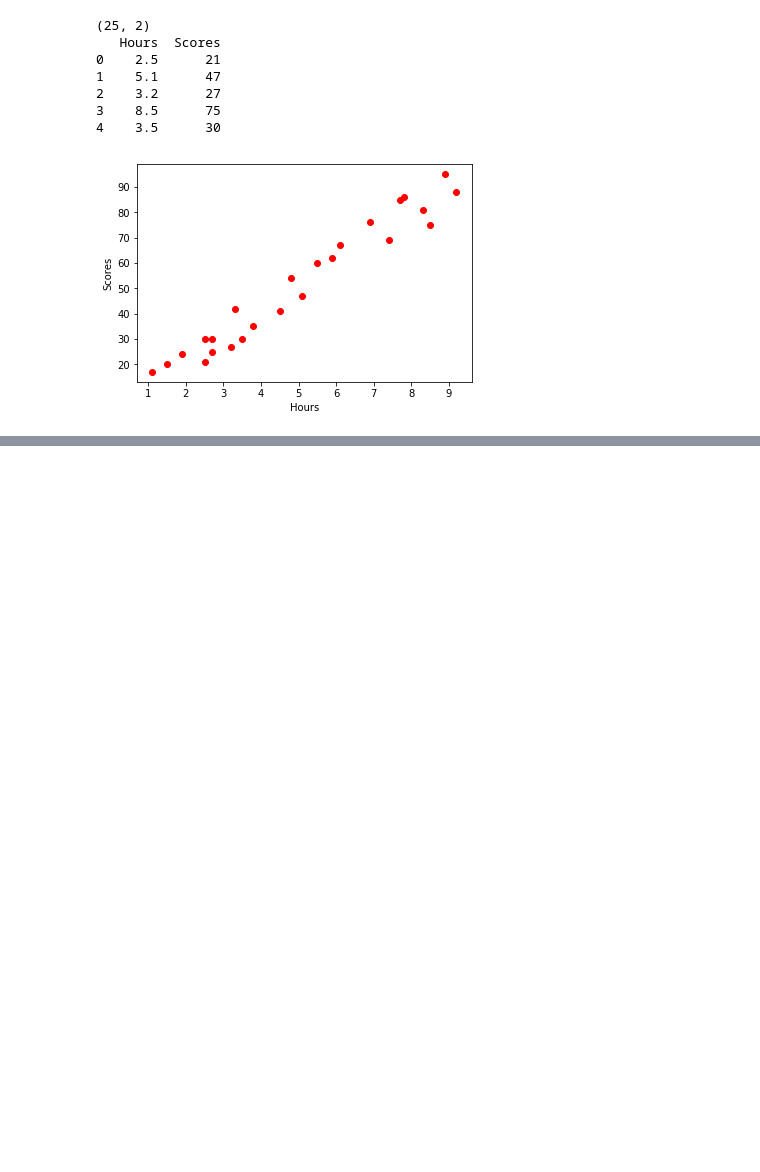
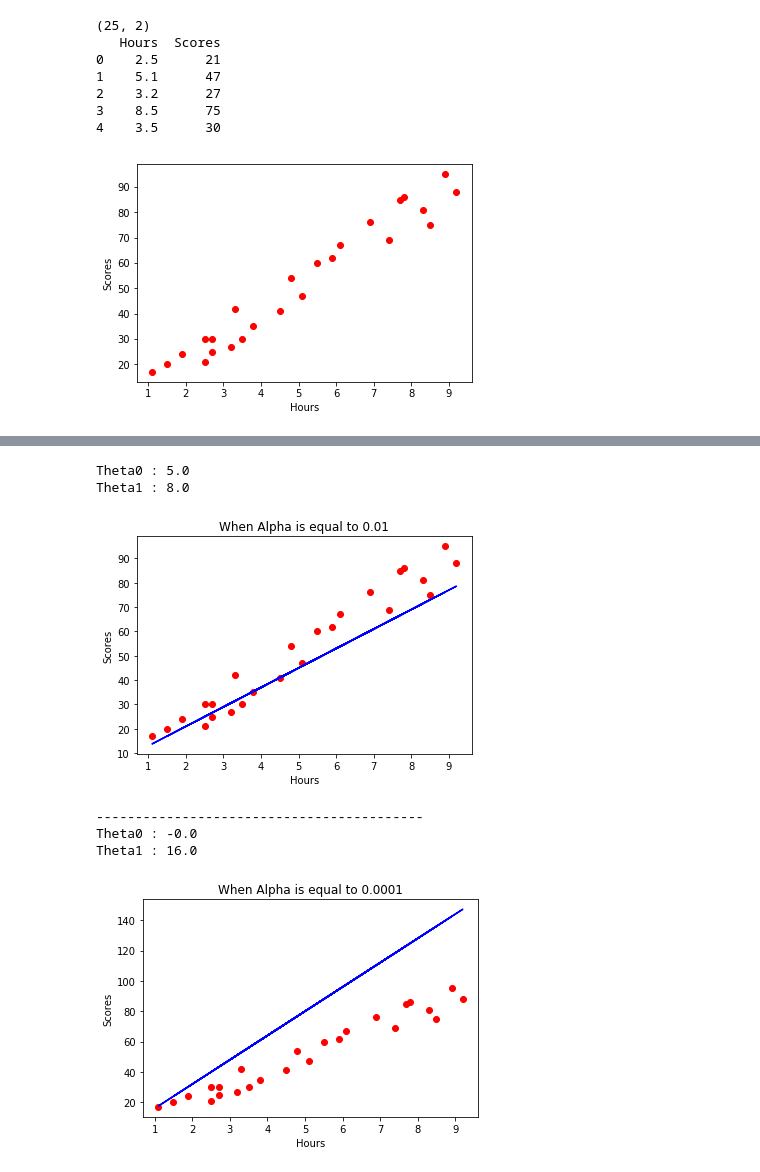
Before and after one commit to AbhilashG97/WatermelonMochi, a Jupyter notebook: Semester 7/Machine Learning and Data Mining/Lab Excercises/Labsheet-3/Assignment 3.ipynb, the cells around one changed output, grey strips where cells are left out. Saved outputs shown, nothing was run; the diff lists cells and outputs as text; code cells hidden in the pictures; blank space fills up the shorter version.

```diff
--- a/Semester 7/Machine Learning and Data Mining/Lab Excercises/Labsheet-3/Assignment 3.ipynb
+++ b/Semester 7/Machine Learning and Data Mining/Lab Excercises/Labsheet-3/Assignment 3.ipynb
@@ -109,6 +109,3 @@ plt.show()
 3    8.5      75
 4    3.5      30
 [figure]
-# %%
-def gradient_descent(alpha, x, y max_iter=1500):
-    while(max_iter-- > 0):
@@ -116,0 +112,3 @@ SyntaxError: invalid syntax (<ipython-input-10-acbd3518919c>, line 1)
+# %%
+def calculate_hypothesis(theta0, theta1, x):
+    return theta0 + theta1*x
@@ -116,0 +147,36 @@ SyntaxError: invalid syntax (<ipython-input-10-acbd3518919c>, line 1)
+# %%
+theta = gradient_descent(0.01, hours, scores, 1500)
+
+print(f'Theta0 : {theta[0]}\nTheta1 : {theta[1]}')
+
+plt.plot(hours, scores, 'ro')
+plt.xlabel('Hours')
+plt.ylabel('Scores')
+plt.title('When Alpha is equal to 0.01')
+y_pred = theta[0] + theta[1]*hours # predicted data
+plt.plot(hours, y_pred, '-b')
+plt.show()
+
+print('------------------------------------------')
+
+theta = gradient_descent(0.0001, hours, scores, 1500)
+
+print(f'Theta0 : {theta[0]}\nTheta1 : {theta[1]}')
+
+plt.plot(hours, scores, 'ro')
+plt.xlabel('Hours')
+plt.ylabel('Scores')
+plt.title('When Alpha is equal to 0.0001')
+y_pred = theta[0] + theta[1]*hours # predicted data
+
+plt.plot(hours, y_pred, '-b')
+
+plt.show()
+# %% [output]
+Theta0 : 5.0
+Theta1 : 8.0
+[figure, added]
+------------------------------------------
+Theta0 : -0.0
+Theta1 : 16.0
+[figure, added]
```
Also changed, not shown: parts of 13 cells of this notebook.
